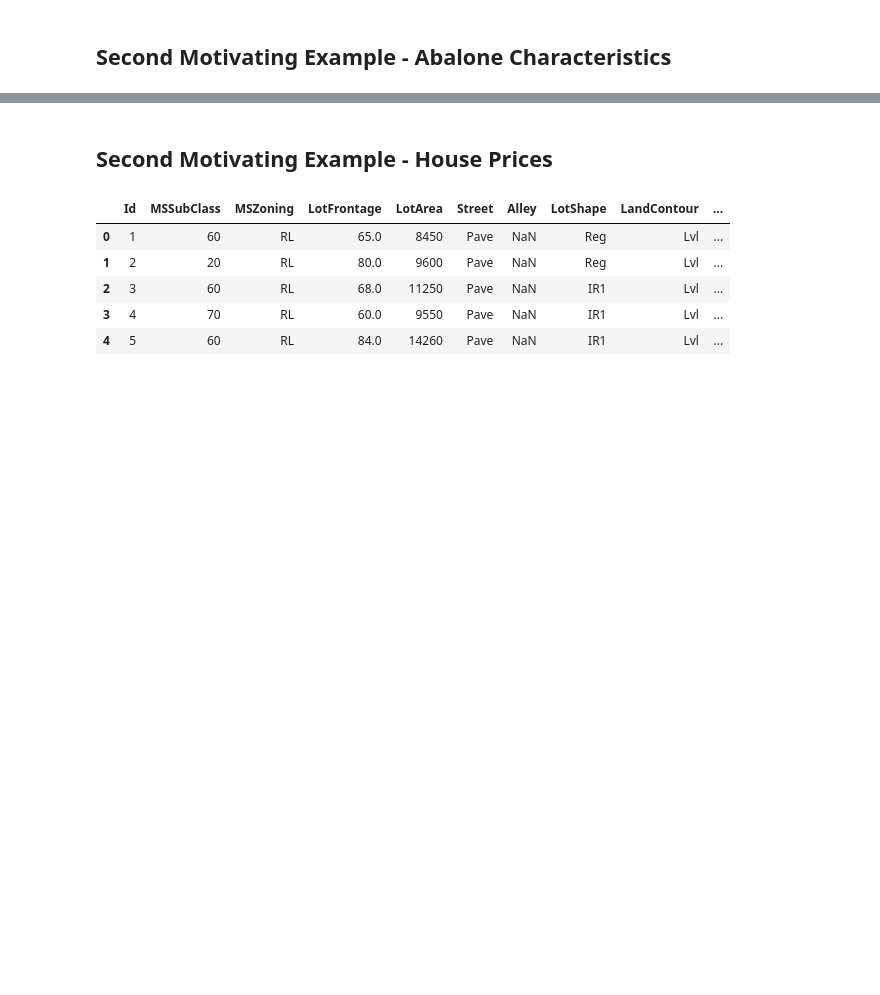
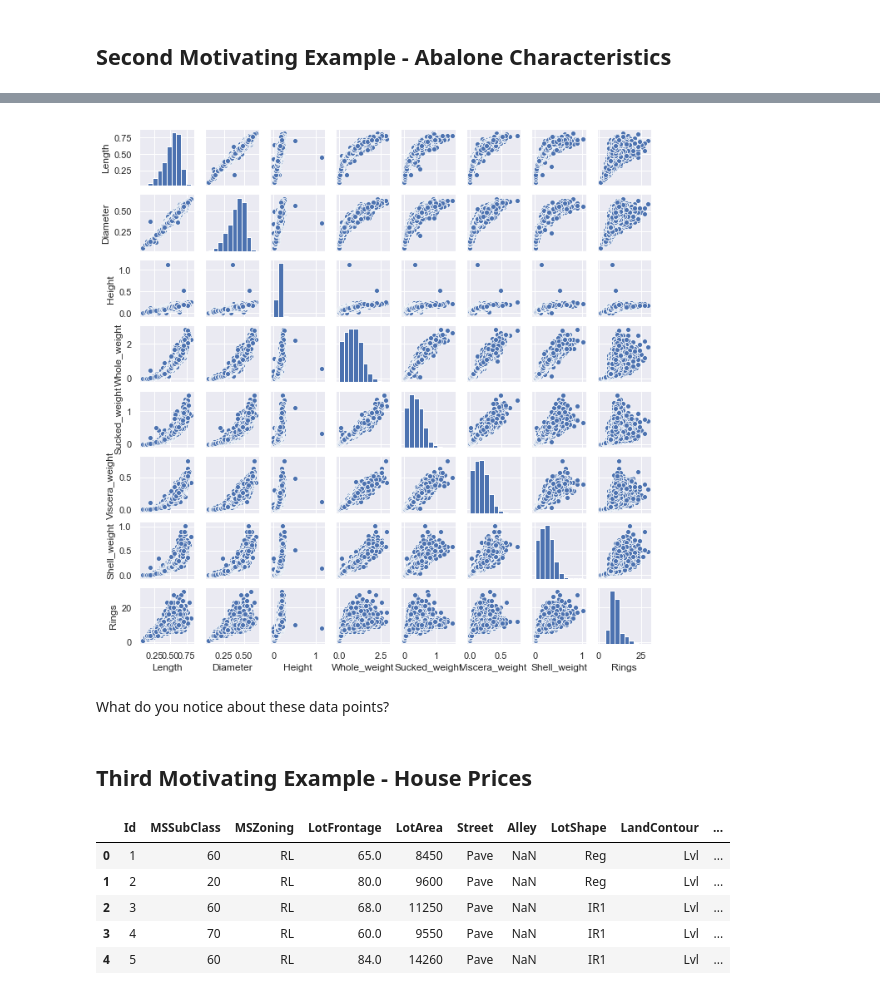
Before and after one commit to virgilpierce/STAT_411, a Jupyter notebook: 1 - Intro and Motivating Ex.ipynb, the cells around one changed output, grey strips where cells are left out. Drawn from its saved outputs; the diff is of its cells as text; code cells hidden in the pictures; blank space fills up the shorter version.

Commit message:
Update 1 - Intro and Motivating Ex.ipynb
Finishing adding abalone example.

```diff
--- a/1 - Intro and Motivating Ex.ipynb
+++ b/1 - Intro and Motivating Ex.ipynb
@@ -520,0 +527,6 @@ sn.scatterplot(x='Age', y='Height', hue='Position', data=major_2, ax = ax[1]);
+# %%
+ab = pa.read_csv('Data Sets/Abalone/abalone.csv', names = ['Sex', 'Length', 'Diameter', 'Height', 'Whole_weight',
+                                                    'Sucked_weight', 'Viscera_weight', 'Shell_weight',
+                                                    'Rings'])
+
+ab.head()
@@ -521,5 +540,15 @@ sn.scatterplot(x='Age', y='Height', hue='Position', data=major_2, ax = ax[1]);
+# %%
+sn.set(style = 'darkgrid')
+
+p = sn.pairplot(ab)
+
+p.fig.set_size_inches(9, 9)
+# %% [output]
+[figure, added]
+# %% [markdown]
+What do you notice about these data points?
 # %% [markdown]
-## Second Motivating Example - House Prices
+## Third Motivating Example - House Prices
 # %%
 # Consider the following dataset about homes that sold in a city in Iowa
 
```
Also changed, not shown: parts of 5 cells of this notebook.
